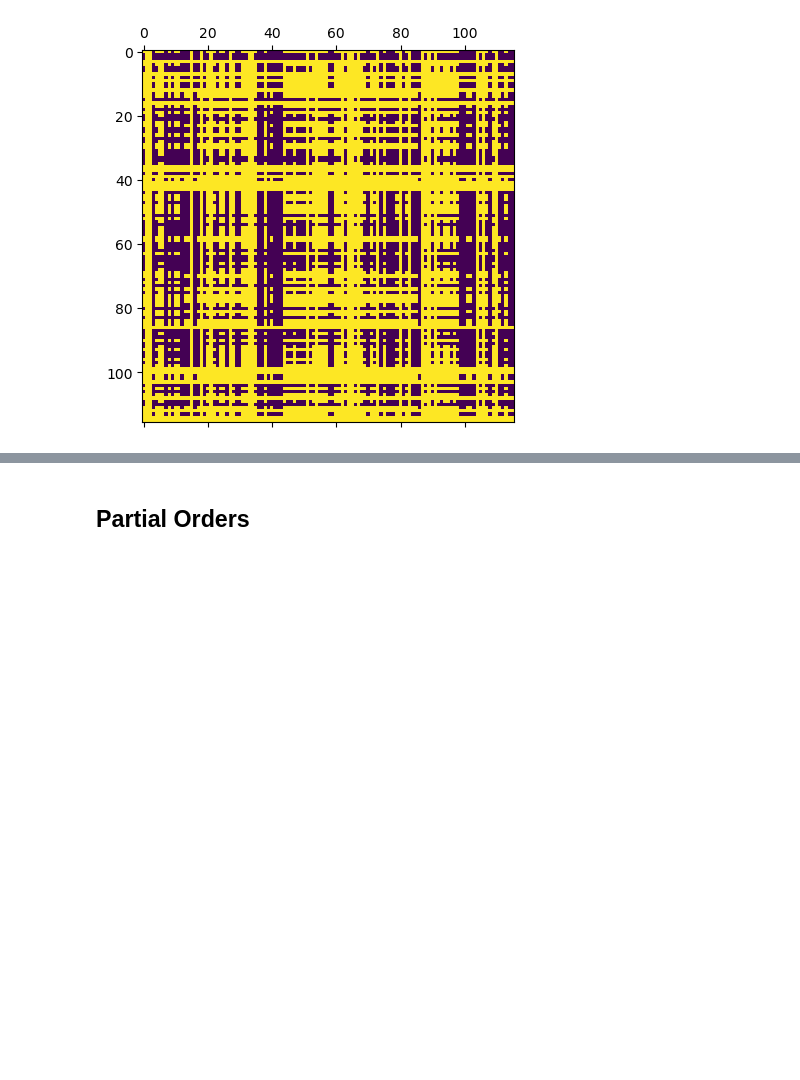
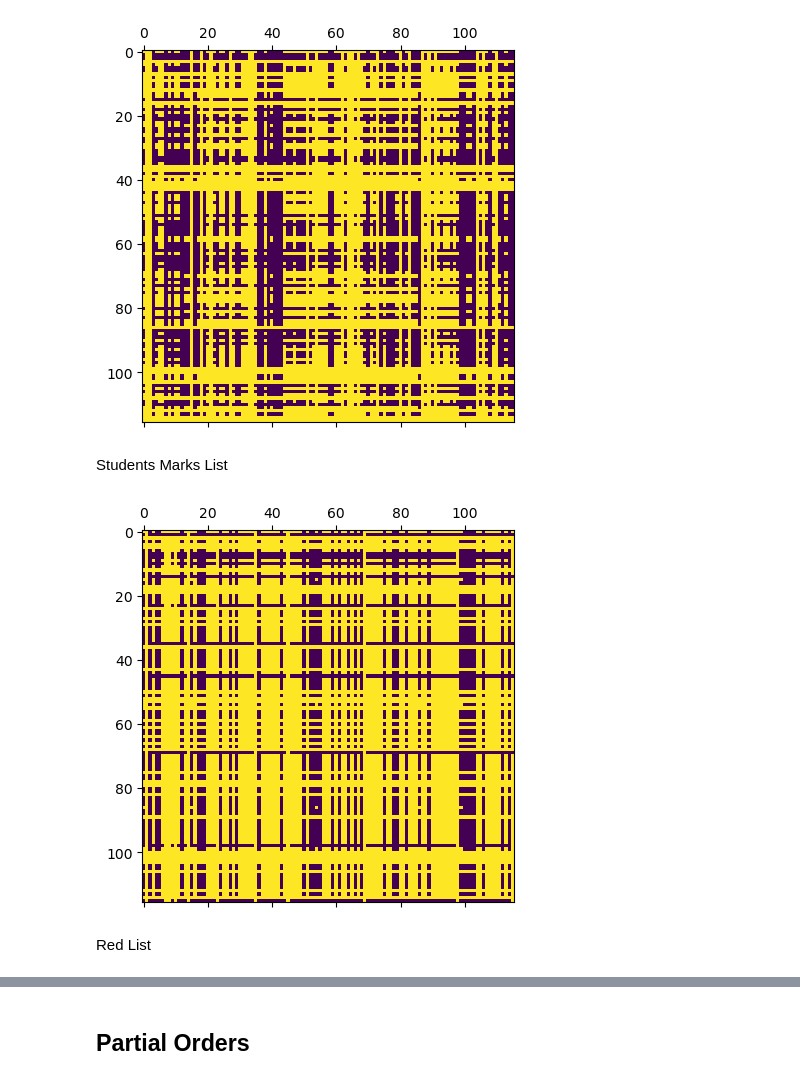
Before and after one commit to papayiv/Papay-BS-Thesis, a Jupyter notebook: code/experiments/mixtures.ipynb, the cells around one changed output, grey strips where cells are left out. Cells and saved outputs as stored; diff of their text form; code cells hidden in the pictures; blank space fills up the shorter version.

```diff
--- a/code/experiments/mixtures.ipynb
+++ b/code/experiments/mixtures.ipynb
@@ -41,3 +43,44 @@ plt.matshow(image)
 plt.show()
 # %% [output]
 [figure]
+# %% [markdown]
+Students Marks List
+# %%
+def get_data():
+    df = pd.read_excel('Student_Marks.xls').reset_index(drop=True)
+    df = df.set_index('Year').T
+
+    target_col = ['Final exam']
+    cols = []
+    for i in range(2, len(df.columns) - 1):
+        ij = df.columns[i]
+        if (str(ij) == 'nan'):
+            continue
+        else:
+        #if df[ij][2016] != None:
+            cols.append(df.columns[i])
+    X, y = df[cols].values, df[target_col].values
+    return X, y.flatten()
+# %%
+X, y = get_data()
+
+X_learn = X[:70]
+y_learn = y[:70]
+
+X_test = X[70:]
+y_test = y[70:]
+# %%
+image = np.zeros((len(y), len(y)))
+for i in range(len(y)):
+    for j in range(len(y)):
+        if (y[i] >= y[j]):
+            image[i, j] = 1
+        else:
+            image[i, j] = 0
+plt.matshow(image)
+
+plt.show()
+# %% [output]
+[figure, added]
+# %% [markdown]
+Red List
```
Also changed, not shown: parts of 38 cells of this notebook.
